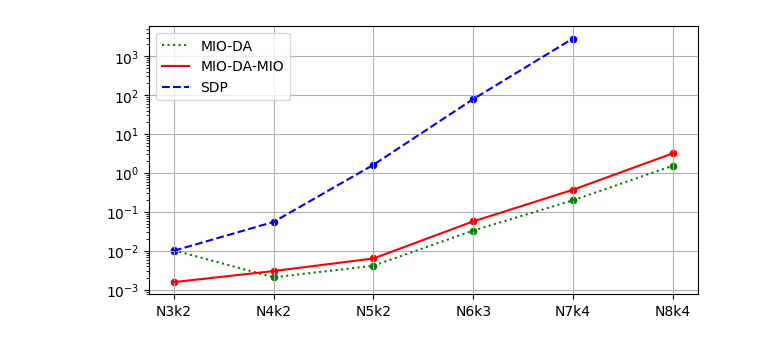
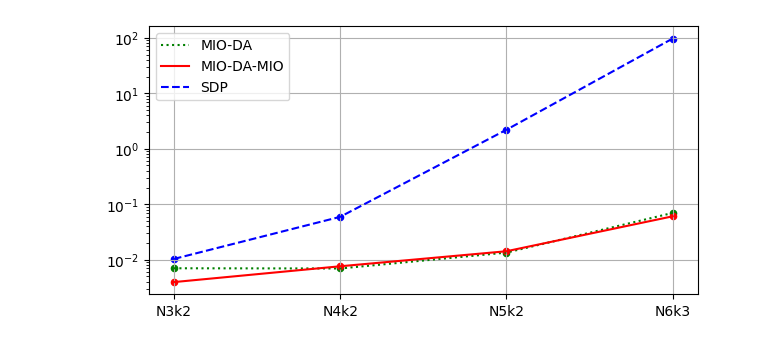
Before and after one commit to guerra-antonio/Learning-QM, a Jupyter notebook: benchmark/plot_runtimes.ipynb, the cells around one changed output. Saved outputs shown, nothing was run; the diff lists cells and outputs as text; code cells hidden in the pictures.

```diff
--- a/benchmark/plot_runtimes.ipynb
+++ b/benchmark/plot_runtimes.ipynb
@@ -2,32 +2,33 @@
 import h5py
 import numpy as np
 import matplotlib.pyplot as plt
 
 colors = {'sdp':'blue', 'mio_cdae':'green', 'mio_cdae_mio':'red'}
 labels = {'sdp':'SDP', 'mio_cdae_mio':'MIO-DA-MIO', 'mio_cdae':'MIO-DA'}
 line_style = {'sdp':'--', 'mio_cdae':':', 'mio_cdae_mio':'-'}
 
-with h5py.File('running_times.h5', 'r') as f:
+with h5py.File('runtimes.h5', 'r') as f:
 
     fig, (ax) = plt.subplots(1, 1, layout="constrained", figsize=(6, 3))
 
     keys = [key for key in f.keys() if key != 'qmp_ml_compiled']
 
     for key in keys:
         color = colors[key]
+
 
         means  = {k:v[:].mean() for k,v in f[key].items() if not v[:].mean() == 0 }
         stds   = {k:v[:].std() for k,v in f[key].items() if not v[:].mean() == 0 }
 
         means_arr = np.array(list(means.values()))
         stds_arr = np.array(list(stds.values()))
         ax.scatter(means.keys(), means_arr, s=20, c=color)
         ax.plot(means.keys(), means_arr, line_style[key],label=labels[key], c=color)
         # ax.fill_between(means.keys(), means_arr - stds_arr, means_arr + stds_arr, alpha=0.15, color=color)
 
 ax.grid()
 ax.set_yscale('log')
 ax.legend(loc='upper left')
 plt.show()
 # %% [output]
-[figure, old version]
+[figure, new version]
```
Also changed, not shown: 58 other files.
